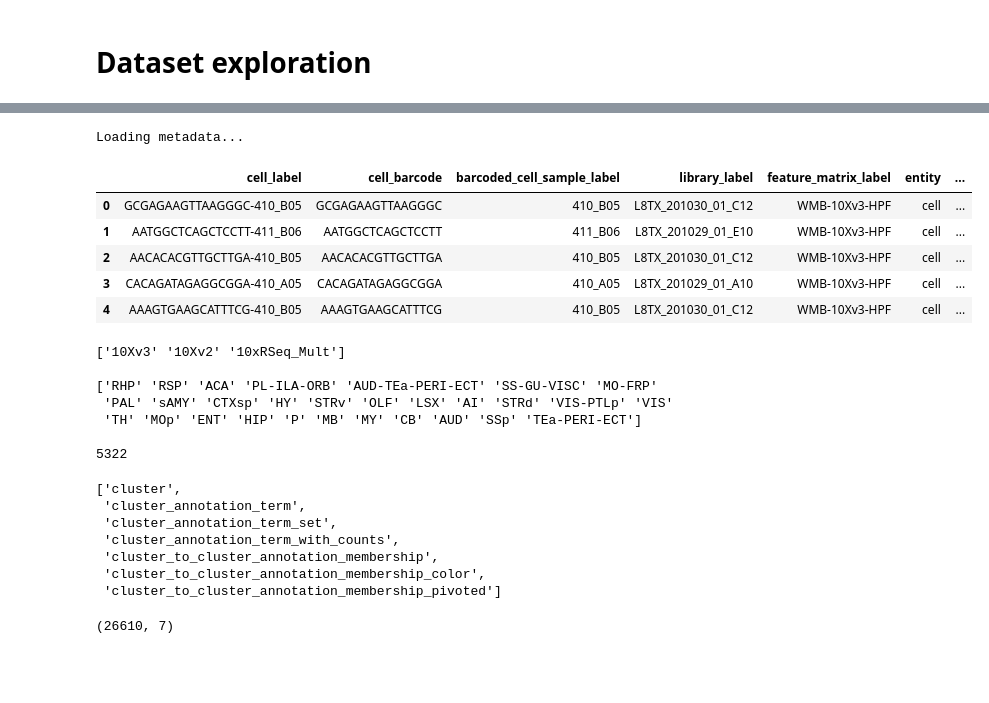
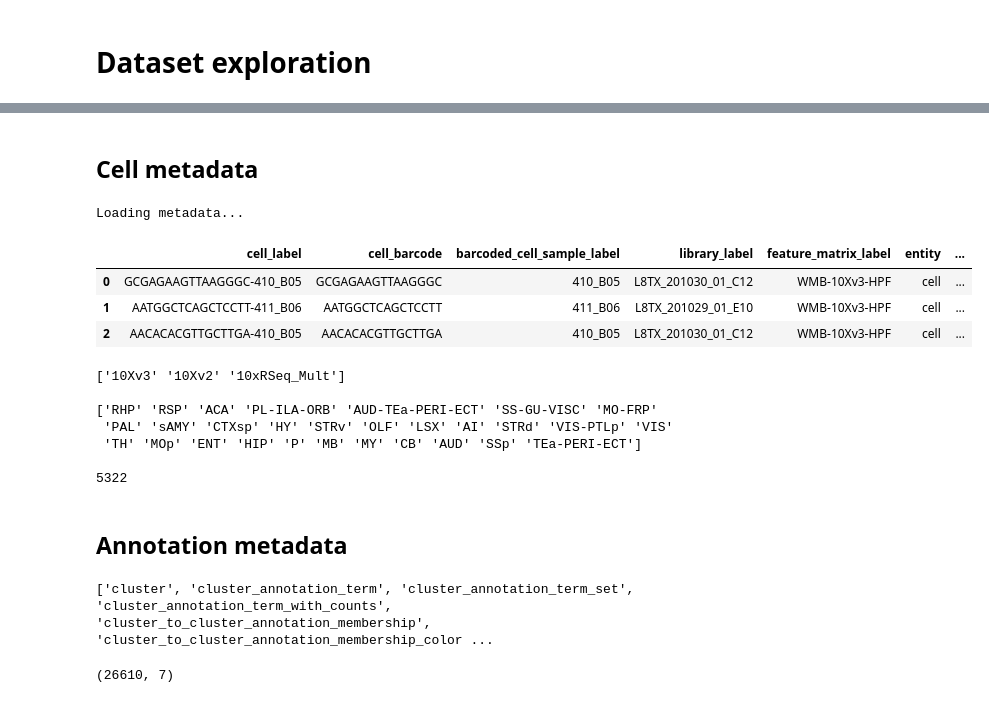
Before and after one commit to michal7kw/SRF_SRRM3, a Jupyter notebook: BrainAtlas/mouse/ac_create_scRNAseq_set.ipynb, the cells around one changed output, grey strips where cells are left out. Drawn from its saved outputs; the diff is of its cells as text; code cells hidden in the pictures; blank space fills up the shorter version.

```diff
--- a/BrainAtlas/mouse/ac_create_scRNAseq_set.ipynb
+++ b/BrainAtlas/mouse/ac_create_scRNAseq_set.ipynb
@@ -46,3 +63,5 @@ abc_cache.current_manifest
+# %% [markdown]
+## Cell metadata
 # %%
 # Load and process metadata first
 print("Loading metadata...")
@@ -53,14 +72,12 @@ cell_metadata = abc_cache.get_metadata_dataframe(
 # %% [output]
 Loading metadata...
 # %%
-cell_metadata.head(5)
+cell_metadata.head(3)
 # %% [output]
 |  | cell_label | cell_barcode | barcoded_cell_sample_label | library_label | feature_matrix_label | entity | ... |
 | 0 | GCGAGAAGTTAAGGGC-410_B05 | GCGAGAAGTTAAGGGC | 410_B05 | L8TX_201030_01_C12 | WMB-10Xv3-HPF | cell | ... |
 | 1 | AATGGCTCAGCTCCTT-411_B06 | AATGGCTCAGCTCCTT | 411_B06 | L8TX_201029_01_E10 | WMB-10Xv3-HPF | cell | ... |
 | 2 | AACACACGTTGCTTGA-410_B05 | AACACACGTTGCTTGA | 410_B05 | L8TX_201030_01_C12 | WMB-10Xv3-HPF | cell | ... |
-| 3 | CACAGATAGAGGCGGA-410_A05 | CACAGATAGAGGCGGA | 410_A05 | L8TX_201029_01_A10 | WMB-10Xv3-HPF | cell | ... |
-| 4 | AAAGTGAAGCATTTCG-410_B05 | AAAGTGAAGCATTTCG | 410_B05 | L8TX_201030_01_C12 | WMB-10Xv3-HPF | cell | ... |
 # %%
 print(cell_metadata.library_method.unique(), "\n")
 print(cell_metadata.region_of_interest_acronym.unique(), "\n")
@@ -73,16 +90,12 @@ print(len(list(cell_metadata.cluster_alias.unique())), "\n")
  'TH' 'MOp' 'ENT' 'HIP' 'P' 'MB' 'MY' 'CB' 'AUD' 'SSp' 'TEa-PERI-ECT']
 
 5322
+# %% [markdown]
+## Annotation metadata
 # %%
-abc_cache.list_metadata_files('WMB-taxonomy')
+print(abc_cache.list_metadata_files('WMB-taxonomy'))
 # %% [output]
-['cluster',
- 'cluster_annotation_term',
- 'cluster_annotation_term_set',
- 'cluster_annotation_term_with_counts',
- 'cluster_to_cluster_annotation_membership',
- 'cluster_to_cluster_annotation_membership_color',
- 'cluster_to_cluster_annotation_membership_pivoted']
+['cluster', 'cluster_annotation_term', 'cluster_annotation_term_set', 'cluster_annotation_term_with_counts', 'cluster_to_cluster_annotation_membership', 'cluster_to_cluster_annotation_membership_color ...
 # %%
 cluster_annotation = abc_cache.get_metadata_dataframe(
     directory='WMB-taxonomy',
```
Also changed, not shown: parts of 29 cells of this notebook, 11 other files.
